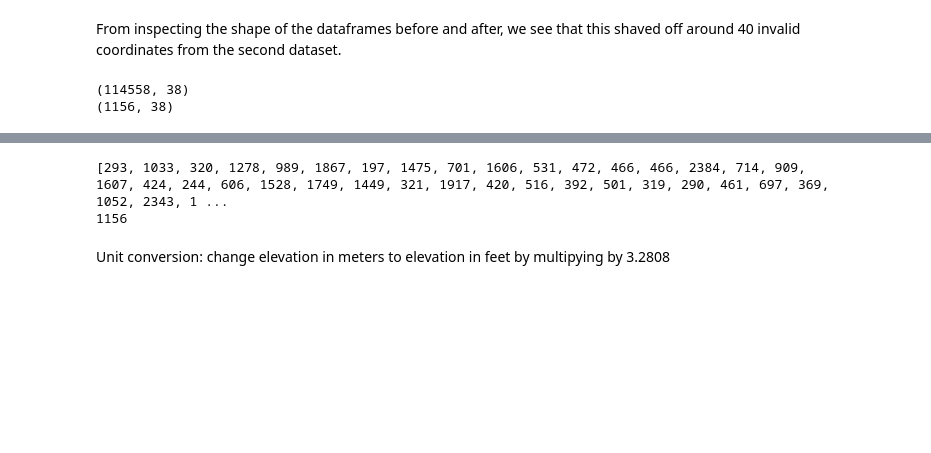
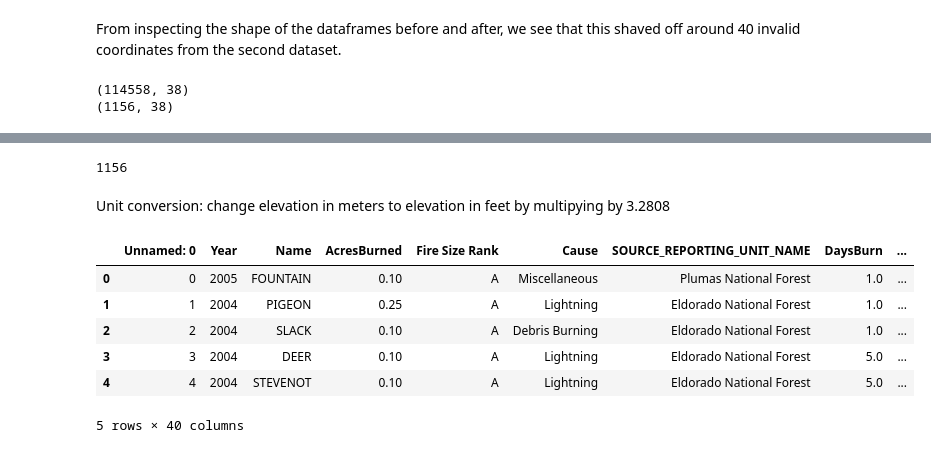
Before and after one commit to mnocerino23/Wildfire-Forecaster, a Jupyter notebook: Elevation.ipynb, the cells around one changed output, grey strips where cells are left out. Saved outputs shown, nothing was run; the diff lists cells and outputs as text; code cells hidden in the pictures; blank space fills up the shorter version.

```diff
--- a/Elevation.ipynb
+++ b/Elevation.ipynb
@@ -111,10 +128,8 @@ while 0 in list(wildfire_set2['Has_Elevation']):
   for item in y['results']:
     elevations2.append(item['elevation'])
 # %%
-print(elevations2)
 print(len(elevations2))
 # %% [output]
-[293, 1033, 320, 1278, 989, 1867, 197, 1475, 701, 1606, 531, 472, 466, 466, 2384, 714, 909, 1607, 424, 244, 606, 1528, 1749, 1449, 321, 1917, 420, 516, 392, 501, 319, 290, 461, 697, 369, 1052, 2343, 1 ...
 1156
 # %% [markdown]
 Unit conversion: change elevation in meters to elevation in feet by multipying by 3.2808
@@ -129,3 +144,13 @@ for ele2 in elevations2:
 # %%
 wildfire_set1['Elevation'] = elevations_ft
 wildfire_set2['Elevation'] = elevations2_ft
+# %%
+wildfire_set1.head(5)
+# %% [output]
+|  | Unnamed: 0 | Year | Name | AcresBurned | Fire Size Rank | Cause | SOURCE_REPORTING_UNIT_NAME | DaysBurn | ... |
+| 0 | 0 | 2005 | FOUNTAIN | 0.10 | A | Miscellaneous | Plumas National Forest | 1.0 | ... |
+| 1 | 1 | 2004 | PIGEON | 0.25 | A | Lightning | Eldorado National Forest | 1.0 | ... |
+| 2 | 2 | 2004 | SLACK | 0.10 | A | Debris Burning | Eldorado National Forest | 1.0 | ... |
+| 3 | 3 | 2004 | DEER | 0.10 | A | Lightning | Eldorado National Forest | 5.0 | ... |
+| 4 | 4 | 2004 | STEVENOT | 0.10 | A | Lightning | Eldorado National Forest | 5.0 | ... |
+5 rows × 40 columns
```
Also changed, not shown: parts of 15 cells of this notebook.
